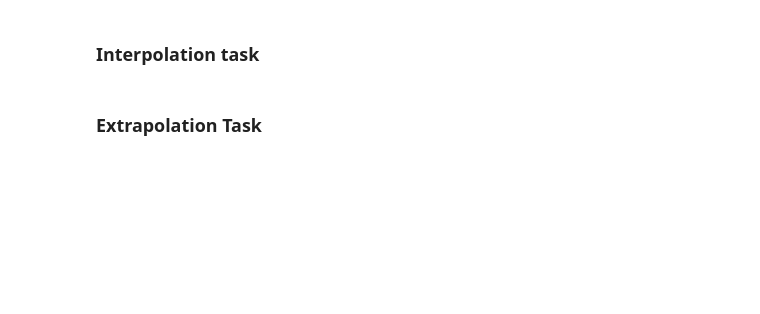
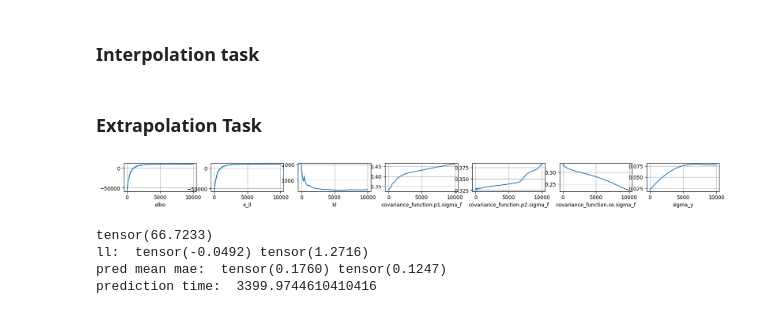
Before and after one commit to Sheev13/sgnp, a Jupyter notebook: notebooks/tetouan_power.ipynb, the cells around one changed output. Saved outputs shown, nothing was run; the diff lists cells and outputs as text; code cells hidden in the pictures; blank space fills up the shorter version.

```diff
--- a/notebooks/tetouan_power.ipynb
+++ b/notebooks/tetouan_power.ipynb
@@ -383,2 +414,73 @@ print("pred mean rmse: ", batch_ae.mean(), batch_ae.std())# / root_n)
 # %% [markdown]
 ### Extrapolation Task
+# %%
+X_c, y_c = zone3_extrap_context
+X_t, y_t = zone3_extrap_target
+
+################## Train SVGP ##########################
+# svgp_prior = models.GPPrior(covariance_function='tetouan',
+#                           num_inputs=3,
+#                           p1=p1_raw / X_std[0],
+#                           p2=p2_raw / X_std[0],
+#                          )
+# svgp = models.SparseVariationalGaussianProcess(x_dim=3,
+#                                                   num_inducing=256,
+#                                                   likelihood=models.GaussianLikelihood(sigma_y = 0.02, train_sigma_y=True),
+#                                                   prior=svgp_prior,
+#                                                   use_titsias=True,
+#                                                   )
+# svgp.init_inducing_variables(X_c, y_c)
+
+# t1 = timer()
+# svgp_training_metrics = train_gp(
+#     svgp,
+#     X_c,
+#     y_c,
+#     epochs=10_000,
+#     learning_rate=1e-3,
+#     final_learning_rate=5e-5,
+#     svgp=True,
+#     num_samples=5,
+# )
+# t2 = timer()
+
+# torch.save(svgp, '../saved_models/tetouan-z3-extrap_svgp', pickle_module=dill)
+
+# fig, axes = plt.subplots(1, len(svgp_training_metrics), figsize=(3*len(svgp_training_metrics), 1))
+# omitted_steps = 50
+# for i, (key, value) in enumerate(svgp_training_metrics.items()):
+#     axes[i].plot(value[omitted_steps:])
+#     axes[i].set_xlabel(key)
+#     axes[i].grid()
+# plt.show()
+#############################################################
+
+
+with torch.no_grad():
+    start = timer()
+    # mult_predictive = convgnp(X_c, y_c, X_t)
+    # mult_predictive = tnp_nd(X_c, y_c, X_t)
+    # end = timer()
+    # predictive = torch.distributions.Normal(mult_predictive.mean, mult_predictive.variance.sqrt())
+
+    # predictive = tnp_d(X_c, y_c, X_t)
+    predictive = cnp(X_c, y_c, X_t)
+    # predictive = convcnp(X_c, y_c, X_t)
+    # predictive = sgnp(X_t, X_c, y_c)
+    # predictive = svgp(X_t, X_c, y_c)
+    end = timer()
+
+root_n = torch.tensor(y_t.shape[0]).sqrt()
+print(root_n)
+# print("mvt ll: ", mult_predictive.log_prob(y_t.squeeze()) / y_t.shape[0])
+print("ll: ", predictive.log_prob(y_t.squeeze()).mean(), predictive.log_prob(y_t.squeeze()).std())# / root_n)
+batch_ae = (predictive.mean.squeeze() - y_t.squeeze()).abs()
+print("pred mean mae: ", batch_ae.mean(), batch_ae.std())# / root_n)
+# print("prediction time: ", t2-t1 + end-start) # use this if evaluating svgp
+print("prediction time: ", end-start)
+# %% [output]
+[figure, added]
+tensor(66.7233)
+ll:  tensor(-0.0492) tensor(1.2716)
+pred mean mae:  tensor(0.1760) tensor(0.1247)
+prediction time:  3399.9744610410416
```
Also changed, not shown: parts of 9 cells of this notebook, 14 other files.
